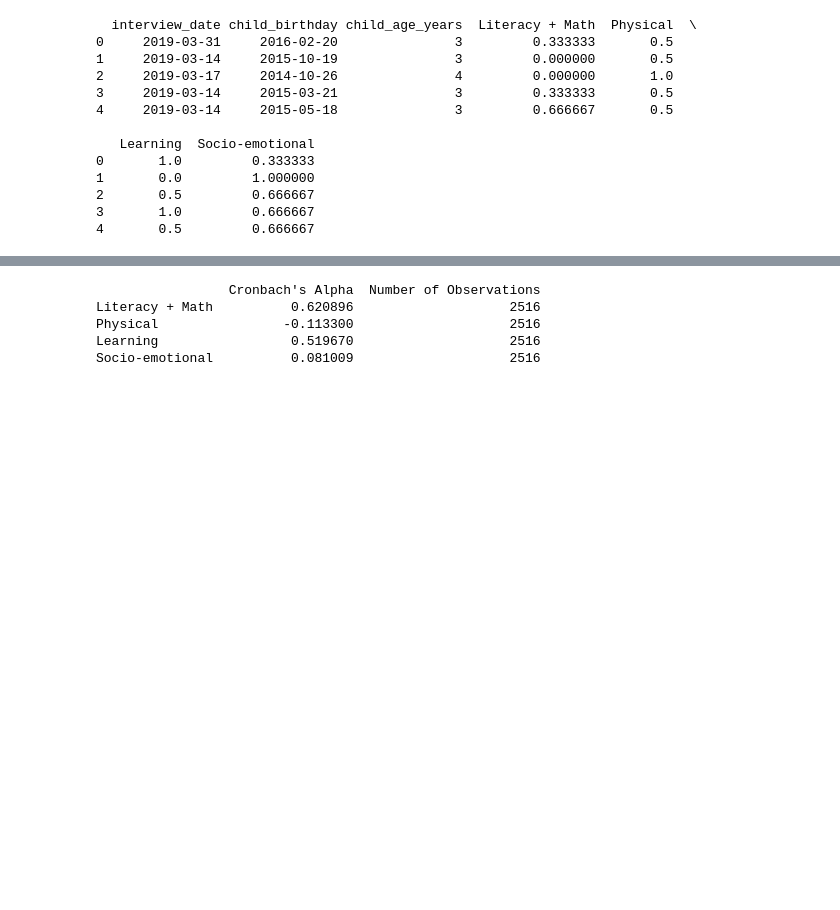
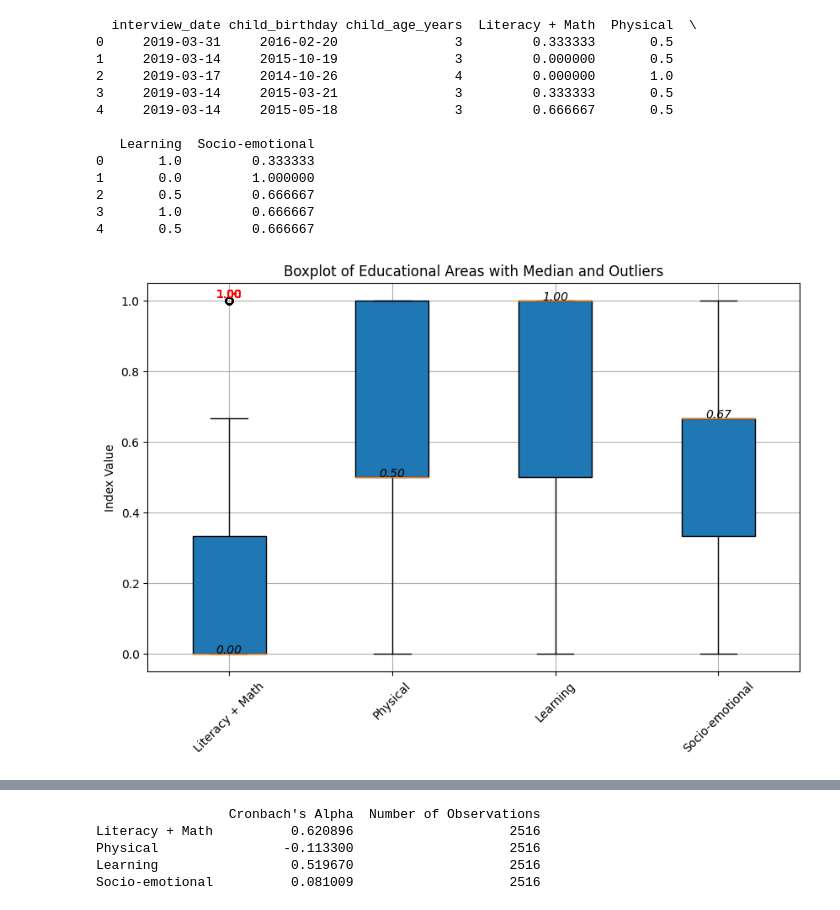
Before and after one commit to HDSS4IM/DPAM, a Jupyter notebook: Task2_Zimbabwe_Education__Data_Perspective.ipynb, the cells around one changed output, grey strips where cells are left out. Cells and saved outputs as stored; diff of their text form; code cells hidden in the pictures; blank space fills up the shorter version.

```diff
--- a/Task2_Zimbabwe_Education__Data_Perspective.ipynb
+++ b/Task2_Zimbabwe_Education__Data_Perspective.ipynb
@@ -353,3 +355,34 @@ print(indexes_df.head())
 2       0.5         0.666667
 3       1.0         0.666667
 4       0.5         0.666667
+# %%
+import matplotlib.pyplot as plt
+
+# Data preparation for boxplot
+data_to_plot = indexes_df[['Literacy + Math', 'Physical', 'Learning', 'Socio-emotional']]
+
+# Create the boxplot
+plt.figure(figsize=(10, 6))
+boxprops = plt.boxplot(data_to_plot.values, labels=data_to_plot.columns, patch_artist=True, showmeans=False)
+
+# Annotate medians and outliers
+for i, line in enumerate(boxprops['medians']):
+    # Get the median value
+    median_value = line.get_ydata()[0]
+    plt.text(i + 1, median_value, f'{median_value:.2f}', horizontalalignment='center', style='italic')
+
+for i, line in enumerate(boxprops['fliers']):
+    # Annotate each outlier
+    for flier in line.get_ydata():
+        plt.text(i + 1, flier, f'{flier:.2f}', horizontalalignment='center', verticalalignment='bottom', color='red')
+
+# Set plot title and labels
+plt.title('Boxplot of Educational Areas with Median and Outliers')
+plt.ylabel('Index Value')
+plt.xticks(rotation=45)
+plt.grid(True)
+
+# Show the plot
+plt.show()
+# %% [output]
+[figure, added]
```
Also changed, not shown: parts of 25 cells of this notebook.
